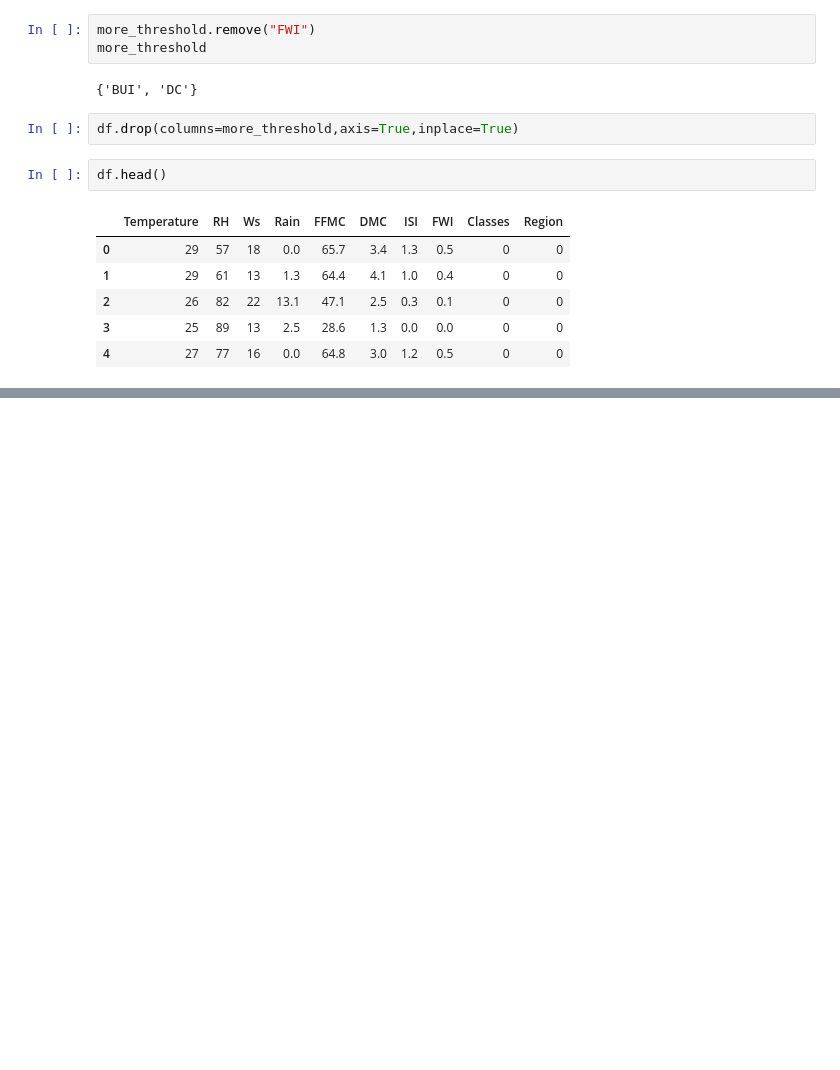
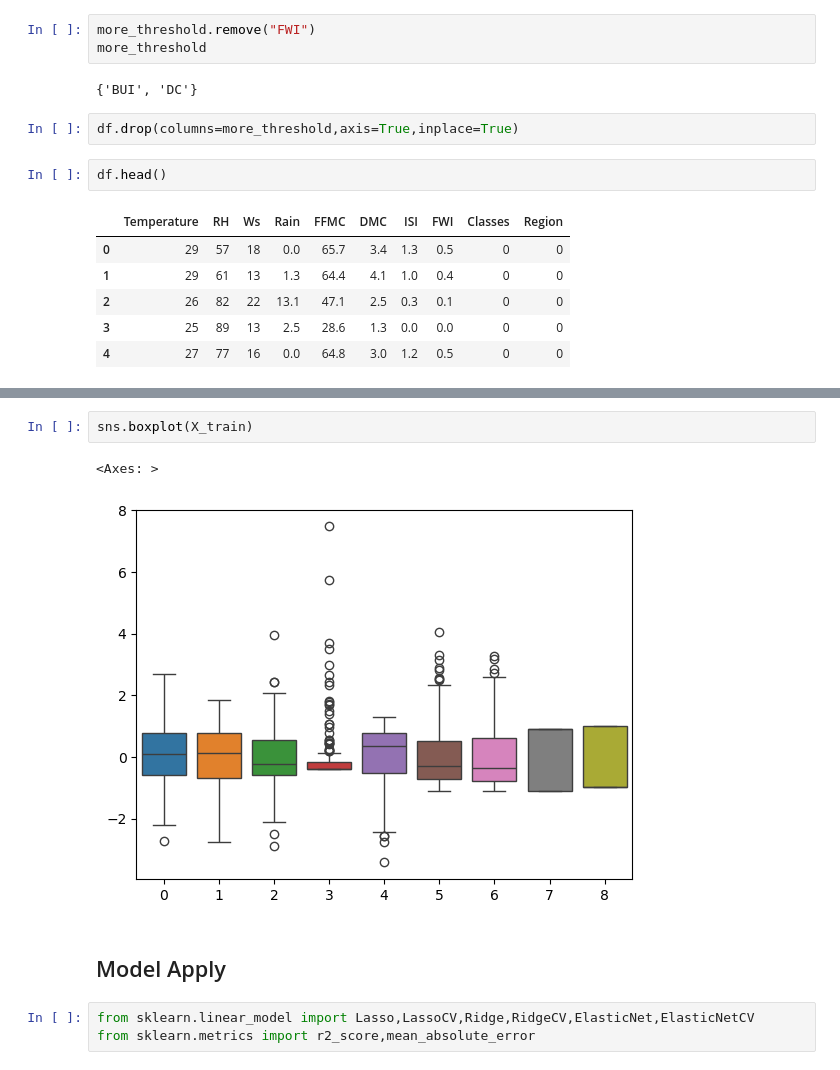
Before and after one commit to Tafheem-Ahemad/Machine-Learning, a Jupyter notebook: 03Ridge_Lasso_Elasticnet/modelSelection.ipynb, the cells around one changed output, grey strips where cells are left out. Saved outputs shown, nothing was run; the diff lists cells and outputs as text; blank space fills up the shorter version.

Commit message:
lasso ridge Elasticnet apply

```diff
--- a/03Ridge_Lasso_Elasticnet/modelSelection.ipynb
+++ b/03Ridge_Lasso_Elasticnet/modelSelection.ipynb
@@ -96,0 +113,10 @@ Y=df["FWI"]
+# %%
+sns.boxplot(X_train)
+# %% [output]
+<Axes: >
+[figure, added]
+# %% [markdown]
+## Model Apply
+# %%
+from sklearn.linear_model import Lasso,LassoCV,Ridge,RidgeCV,ElasticNet,ElasticNetCV
+from sklearn.metrics import r2_score,mean_absolute_error
```
Also changed, not shown: parts of 11 cells of this notebook.
